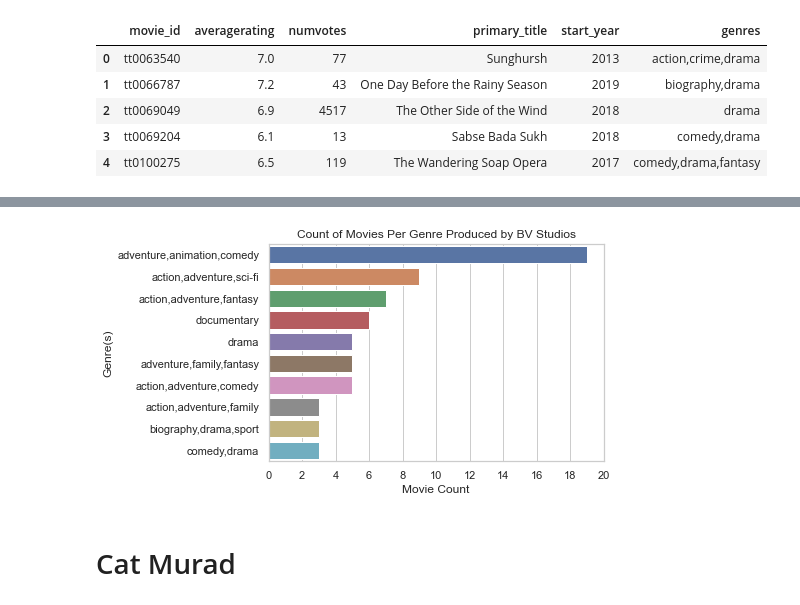
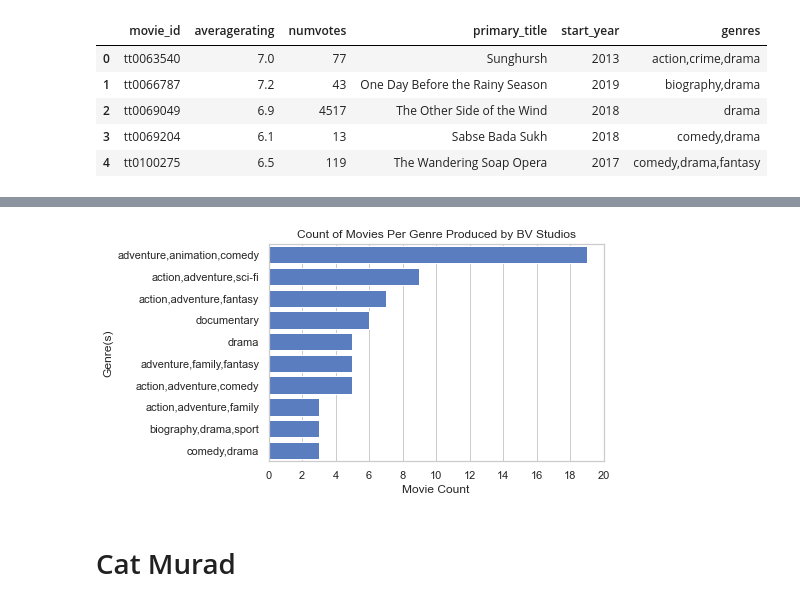
Before and after one commit to mehince/group-1-capstone, a Jupyter notebook: student.ipynb, the cells around one changed output, grey strips where cells are left out. Cells and saved outputs as stored; diff of their text form; code cells hidden in the pictures.

```diff
--- a/student.ipynb
+++ b/student.ipynb
@@ -82,35 +105,35 @@ sns.barplot(x = list(top_genres.values()), y = list(top_genres.keys()));
 movie_gross_df = pd.read_csv('zippedData/bom.movie_gross.csv.gz')
 movie_gross_df['title'] = movie_gross_df['title'].str.lower()
 
 # dataframe from database with movie titles and genres
 movie_basics_df = pd.read_sql("""SELECT *
                                  FROM movie_basics
                                  WHERE start_year >= 2010""", conn)
 movie_basics_df['primary_title'] = movie_basics_df['primary_title'].str.lower()
 
 # inner join dataframes on title (movie_gross_df), primary_title (movie_basics_df)
 movie_genre_studio_df = pd.merge(movie_gross_df, movie_basics_df,
                                  left_on='title', right_on='primary_title',
                                  how='inner')
 # drop movies with no genres
 movie_genre_studio_df.dropna(subset=['genres'], inplace=True)
 # clean genre string for each row
 movie_genre_studio_df['genres'] = movie_genre_studio_df['genres'].apply(clean_genres)
 
 # put movies from highest-performing studio into a dataframe
 bv_studio_movies = movie_genre_studio_df[movie_genre_studio_df['studio'] == 'BV']
 
 # bar chart showing number of movies per genre for BV studios
 fig, ax = plt.subplots()
 sns.countplot(data=bv_studio_movies, y='genres',
               order=bv_studio_movies['genres'].value_counts().iloc[:10].index,
-              ax = ax)
+              color = 'b')
 ax.set_xticks(range(0,21,2))
 ax.set_title('Count of Movies Per Genre Produced by BV Studios')
 ax.set_xlabel('Movie Count')
 ax.set_ylabel('Genre(s)');
 # %% [output]
-[figure, old version]
+[figure, new version]
 # %% [markdown]
 # Cat Murad
 # %% [markdown]
```
Also changed, not shown: parts of 6 cells of this notebook.
